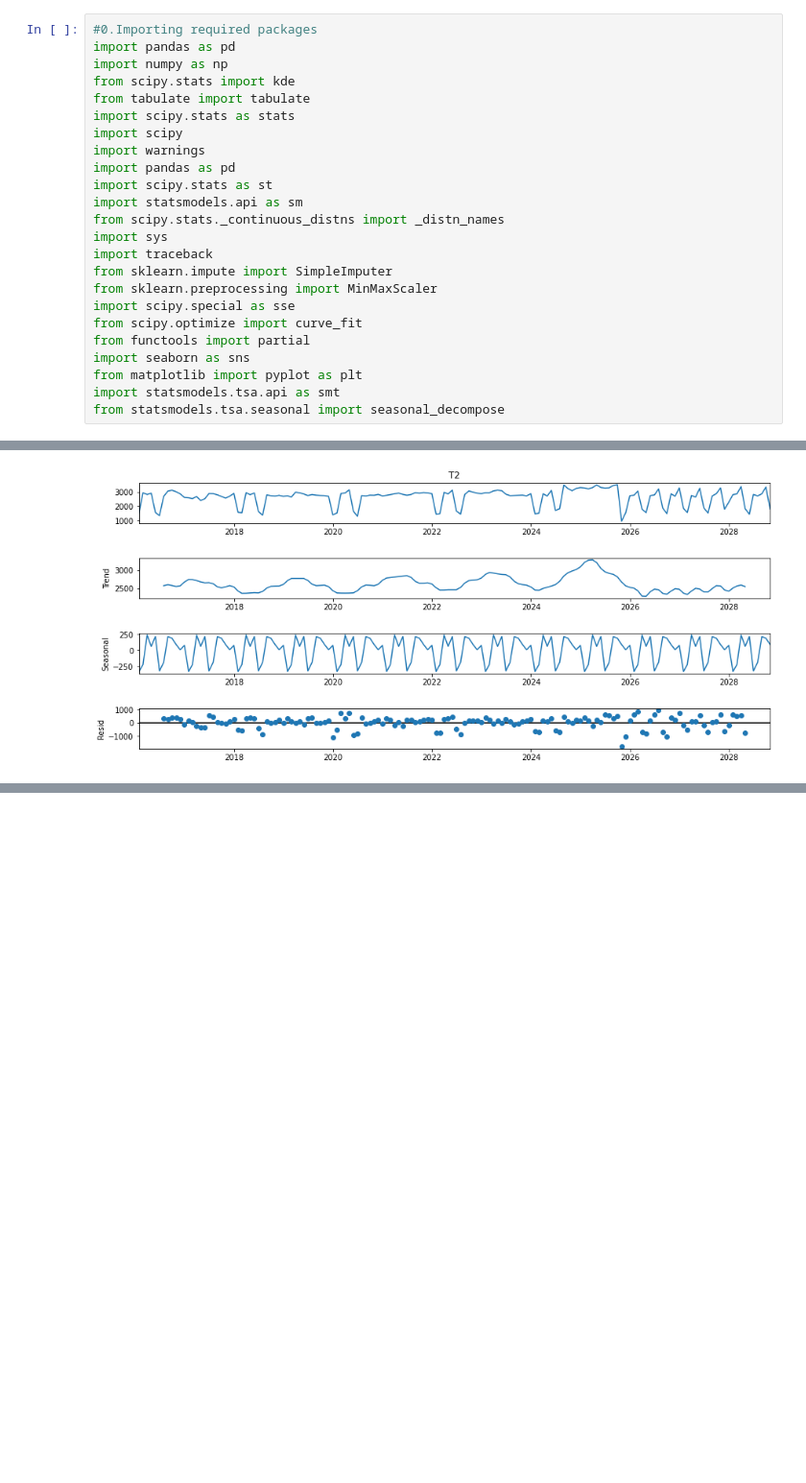
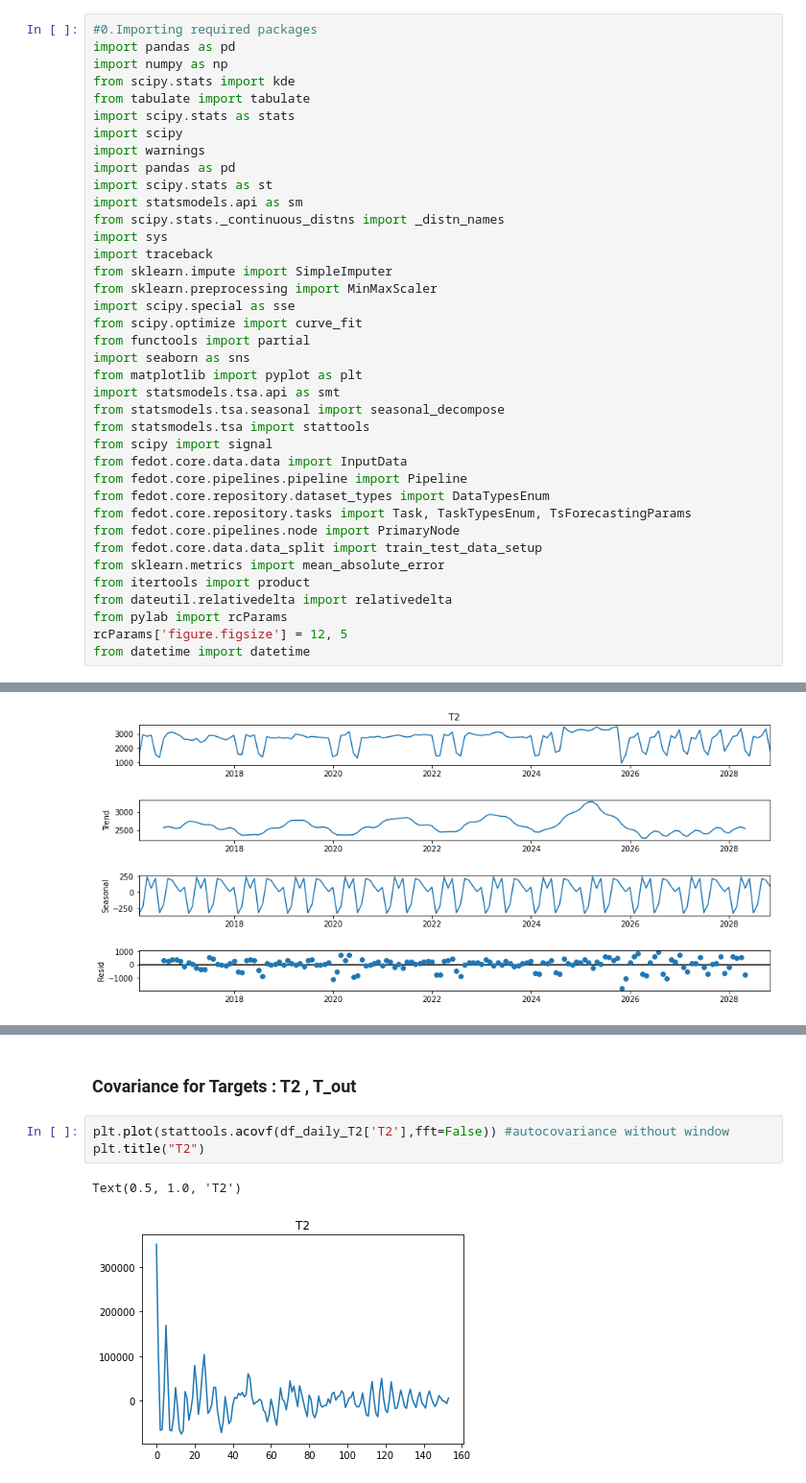
Before and after one commit to Nemat-Allah-Aloush/Multivariate_Data_Analysis, a Jupyter notebook: lab_04.ipynb, the cells around one changed output, grey strips where cells are left out. Shown at 96% size. Saved outputs shown, nothing was run; the diff lists cells and outputs as text; blank space fills up the shorter version.

```diff
--- a/lab_04.ipynb
+++ b/lab_04.ipynb
@@ -22,3 +22,17 @@ import seaborn as sns
 from matplotlib import pyplot as plt
 import statsmodels.tsa.api as smt
 from statsmodels.tsa.seasonal import seasonal_decompose
+from statsmodels.tsa import stattools
+from scipy import signal
+from fedot.core.data.data import InputData
+from fedot.core.pipelines.pipeline import Pipeline
+from fedot.core.repository.dataset_types import DataTypesEnum
+from fedot.core.repository.tasks import Task, TaskTypesEnum, TsForecastingParams
+from fedot.core.pipelines.node import PrimaryNode
+from fedot.core.data.data_split import train_test_data_setup
+from sklearn.metrics import mean_absolute_error
+from itertools import product
+from dateutil.relativedelta import relativedelta
+from pylab import rcParams
+rcParams['figure.figsize'] = 12, 5
+from datetime import datetime
@@ -108,0 +121,8 @@ p-value = 0.016005
+# %% [markdown]
+### Covariance for Targets : T2 , T_out
+# %%
+plt.plot(stattools.acovf(df_daily_T2['T2'],fft=False)) #autocovariance without window
+plt.title("T2")
+# %% [output]
+Text(0.5, 1.0, 'T2')
+[figure, added]
```
Also changed, not shown: parts of 55 cells of this notebook.
